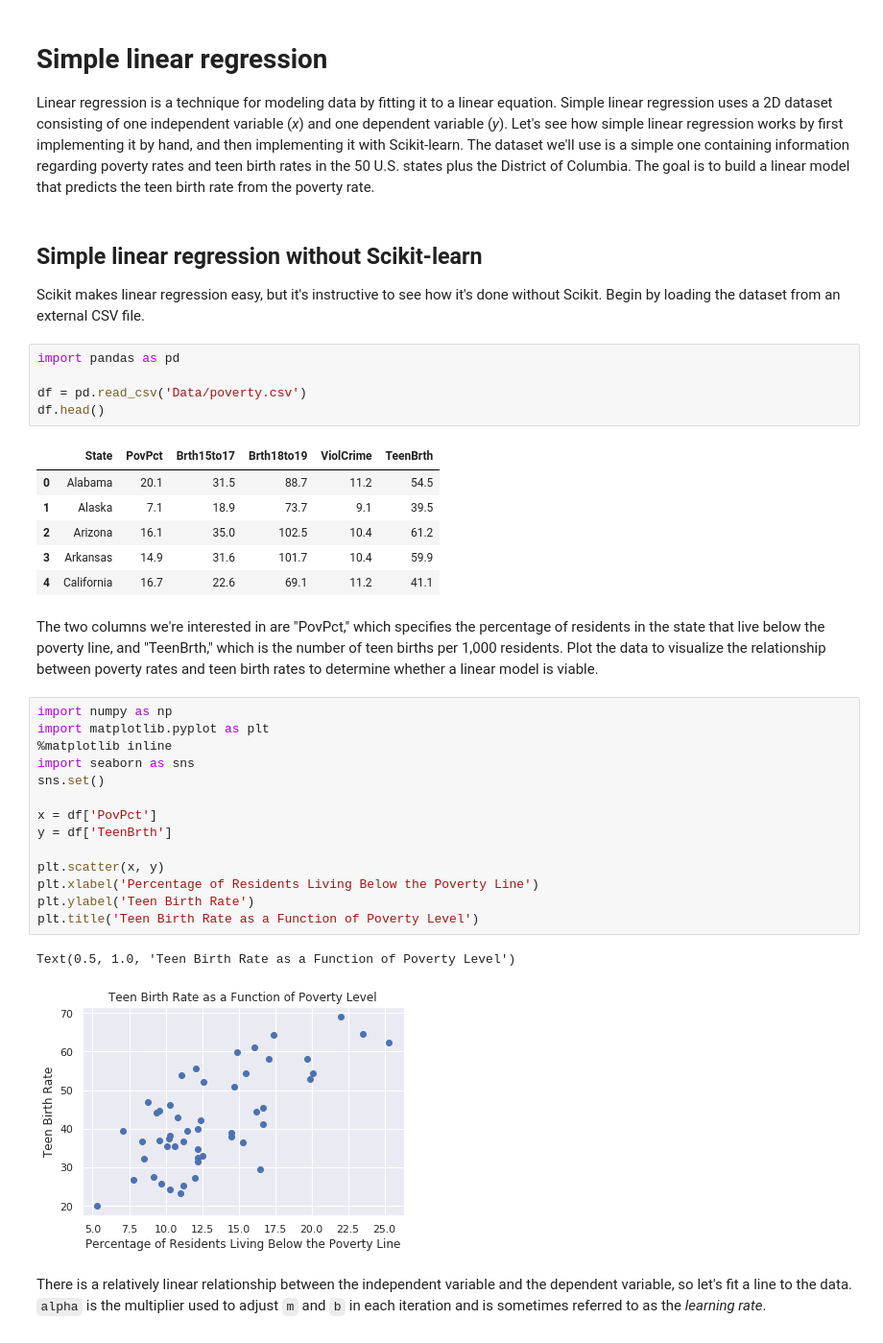
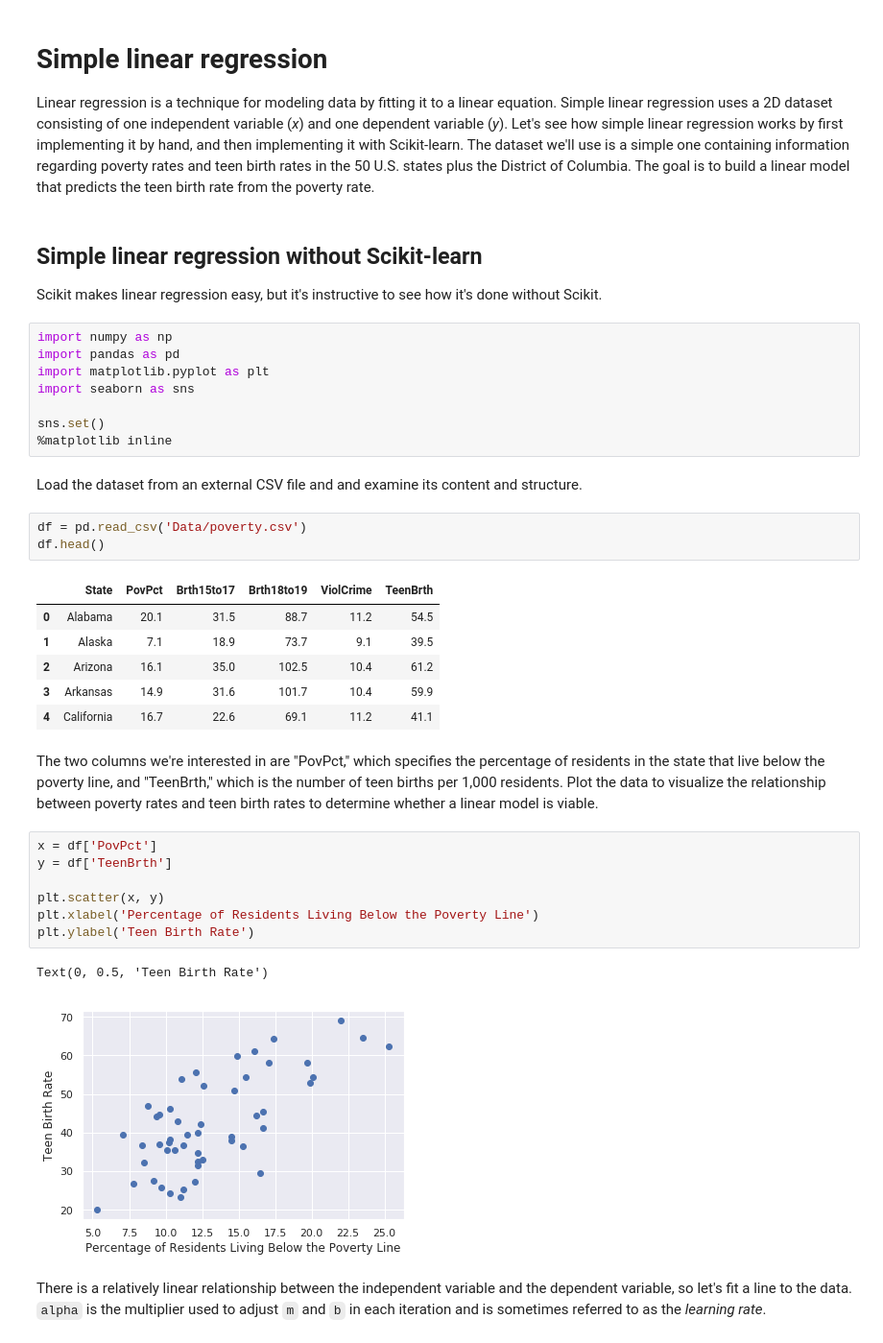
Before and after one commit to jeffprosise/Machine-Learning, a Jupyter notebook: Simple Linear Regression.ipynb, the cells around one changed output. Shown at 96% size. Saved outputs shown, nothing was run; the diff lists cells and outputs as text.

Commit message:
Updated regression samples

```diff
--- a/Simple Linear Regression.ipynb
+++ b/Simple Linear Regression.ipynb
@@ -5,10 +5,18 @@ Linear regression is a technique for modeling data by fitting it to a linear equ
 # %% [markdown]
 ## Simple linear regression without Scikit-learn
 
-Scikit makes linear regression easy, but it's instructive to see how it's done without Scikit. Begin by loading the dataset from an external CSV file.
+Scikit makes linear regression easy, but it's instructive to see how it's done without Scikit.
+# %%
+import numpy as np
+import pandas as pd
+import matplotlib.pyplot as plt
+import seaborn as sns
+
+sns.set()
+%matplotlib inline
+# %% [markdown]
+Load the dataset from an external CSV file and and examine its content and structure.
 # %%
-import pandas as pd
-
 df = pd.read_csv('Data/poverty.csv')
 df.head()
 # %% [output]
@@ -21,22 +29,15 @@ df.head()
 # %% [markdown]
 The two columns we're interested in are "PovPct," which specifies the percentage of residents in the state that live below the poverty line, and "TeenBrth," which is the number of teen births per 1,000 residents. Plot the data to visualize the relationship between poverty rates and teen birth rates to determine whether a linear model is viable.
 # %%
-import numpy as np
-import matplotlib.pyplot as plt
-%matplotlib inline
-import seaborn as sns
-sns.set()
-
 x = df['PovPct']
 y = df['TeenBrth']
 
 plt.scatter(x, y)
 plt.xlabel('Percentage of Residents Living Below the Poverty Line')
 plt.ylabel('Teen Birth Rate')
-plt.title('Teen Birth Rate as a Function of Poverty Level')
 # %% [output]
-Text(0.5, 1.0, 'Teen Birth Rate as a Function of Poverty Level')
+Text(0, 0.5, 'Teen Birth Rate')
-[figure, old version]
+[figure, new version]
 # %% [markdown]
 There is a relatively linear relationship between the independent variable and the dependent variable, so let's fit a line to the data. `alpha` is the multiplier used to adjust `m` and `b` in each iteration and is sometimes referred to as the *learning rate*.
 # %%
```
Also changed, not shown: parts of 1 cell of this notebook, 1 other file.
